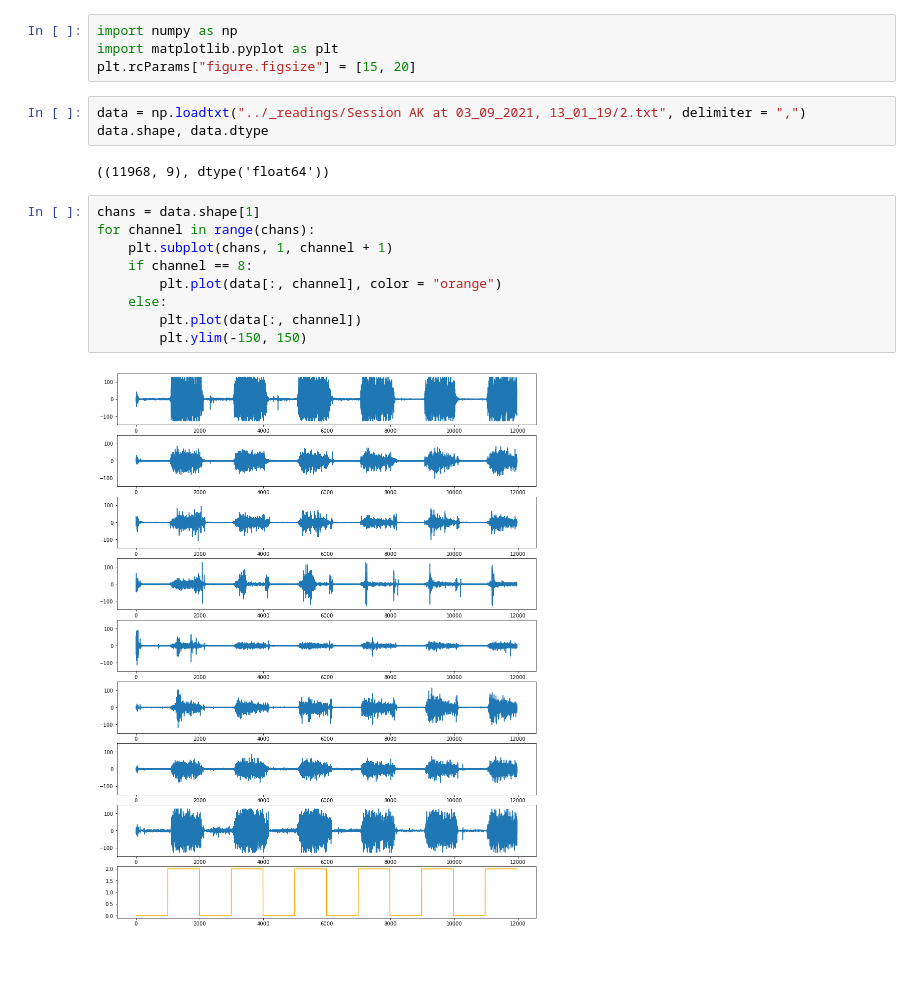
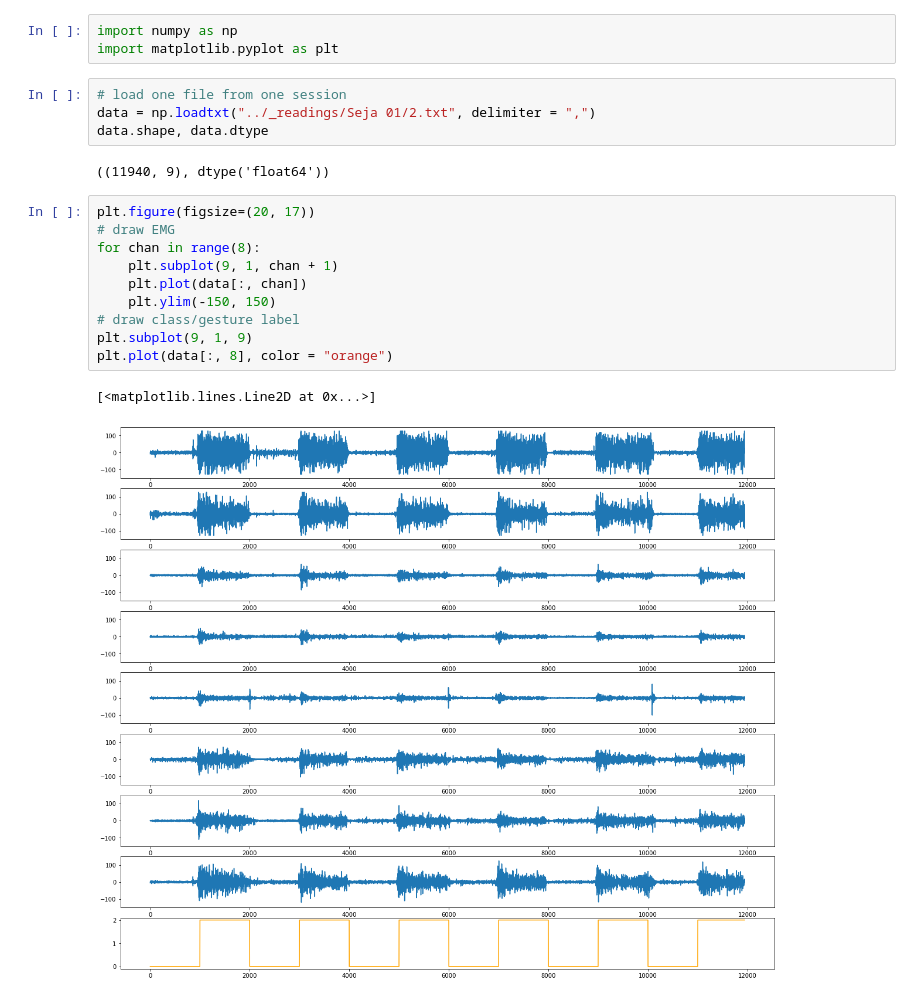
Before and after one commit to aljazfrancic/myo-readings-dataset, a Jupyter notebook: load-example/load-example.ipynb, the cells around one changed output. Saved outputs shown, nothing was run; the diff lists cells and outputs as text; blank space fills up the shorter version.

```diff
--- a/load-example/load-example.ipynb
+++ b/load-example/load-example.ipynb
@@ -1,20 +1,22 @@
 # %%
 import numpy as np
 import matplotlib.pyplot as plt
-plt.rcParams["figure.figsize"] = [15, 20]
 # %%
-data = np.loadtxt("../_readings/Session AK at 03_09_2021, 13_01_19/2.txt", delimiter = ",")
+# load one file from one session
+data = np.loadtxt("../_readings/Seja 01/2.txt", delimiter = ",")
 data.shape, data.dtype
 # %% [output]
-((11968, 9), dtype('float64'))
+((11940, 9), dtype('float64'))
-# %%
-chans = data.shape[1]
-for channel in range(chans):
-    plt.subplot(chans, 1, channel + 1)
-    if channel == 8:
-        plt.plot(data[:, channel], color = "orange")
-    else:
-        plt.plot(data[:, channel])
-        plt.ylim(-150, 150)
-# %% [output]
-[figure, removed]
+# %%
+plt.figure(figsize=(20, 17))
+# draw EMG
+for chan in range(8):
+    plt.subplot(9, 1, chan + 1)
+    plt.plot(data[:, chan])
+    plt.ylim(-150, 150)
+# draw class/gesture label
+plt.subplot(9, 1, 9)
+plt.plot(data[:, 8], color = "orange")
+# %% [output]
+[<matplotlib.lines.Line2D at 0x...>]
+[figure, added]
```
